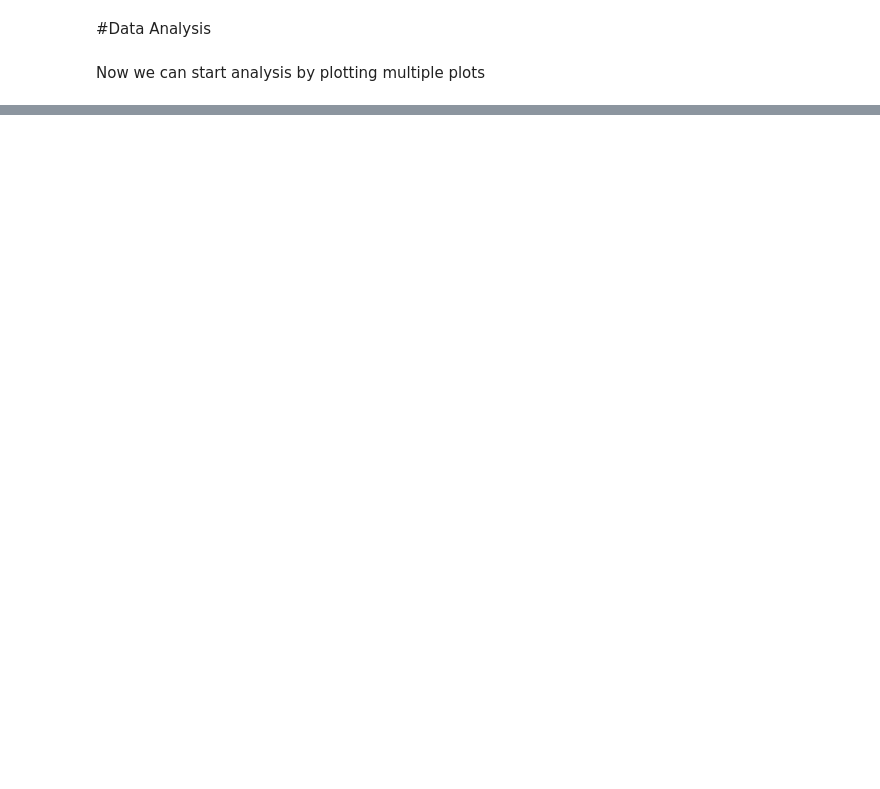
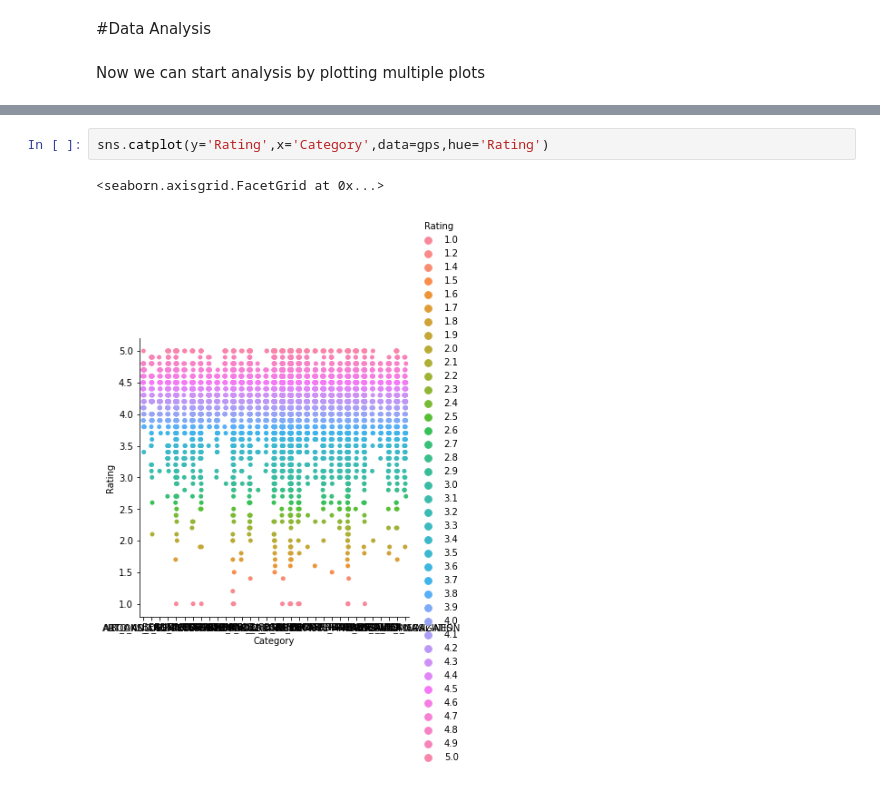
Before and after one commit to akhich551995/Google-app-store-analysis-akhil, a Jupyter notebook: GPS.ipynb, the cells around one changed output, grey strips where cells are left out. Saved outputs shown, nothing was run; the diff lists cells and outputs as text; blank space fills up the shorter version.

```diff
--- a/GPS.ipynb
+++ b/GPS.ipynb
@@ -192,0 +269,5 @@ np.median(gps.Rating)
+# %%
+sns.catplot(y='Rating',x='Category',data=gps,hue='Rating')
+# %% [output]
+<seaborn.axisgrid.FacetGrid at 0x...>
+[figure, added]
```
Also changed, not shown: parts of 10 cells of this notebook.
